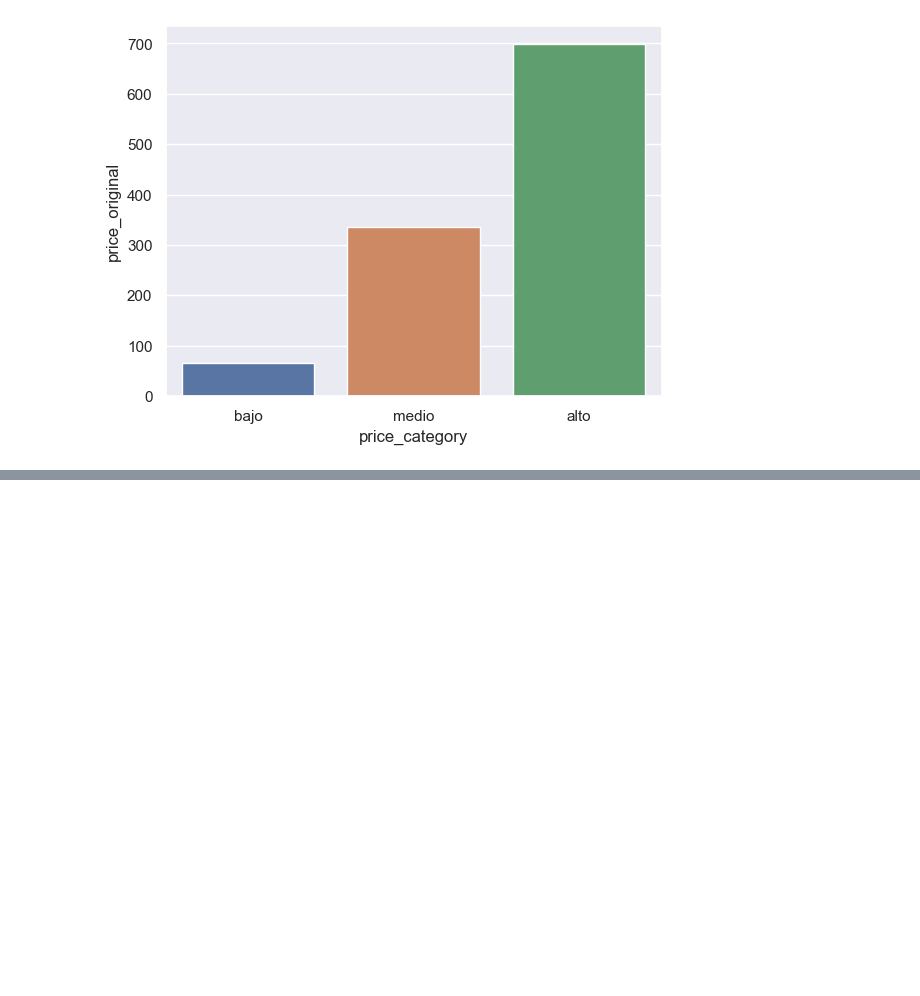
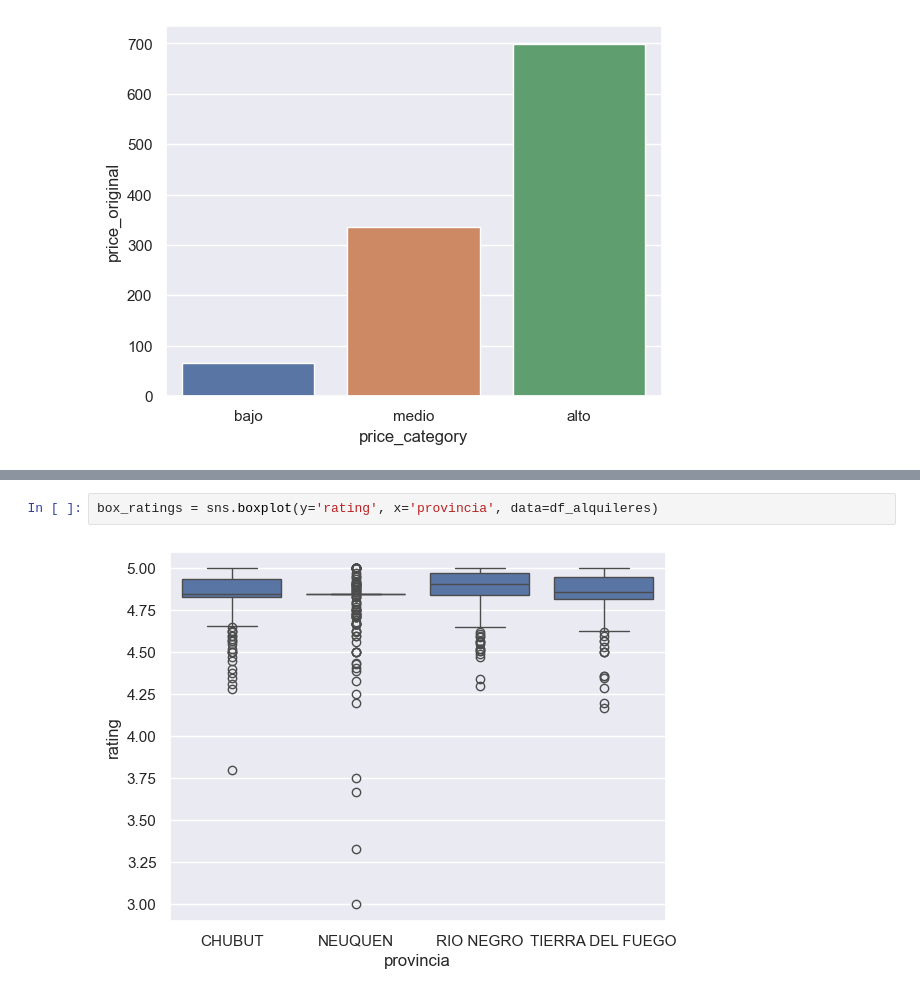
Before and after one commit to carlos1680/CPEDWObligatorio, a Jupyter notebook: trabajo.ipynb, the cells around one changed output, grey strips where cells are left out. Saved outputs shown, nothing was run; the diff lists cells and outputs as text; blank space fills up the shorter version.

```diff
--- a/trabajo.ipynb
+++ b/trabajo.ipynb
@@ -967,0 +2098,4 @@ sns.barplot(x="price_category", y="price_original", hue="price_category", data=d
+# %%
+box_ratings = sns.boxplot(y='rating', x='provincia', data=df_alquileres)
+# %% [output]
+[figure, added]
```
Also changed, not shown: parts of 151 cells of this notebook.
